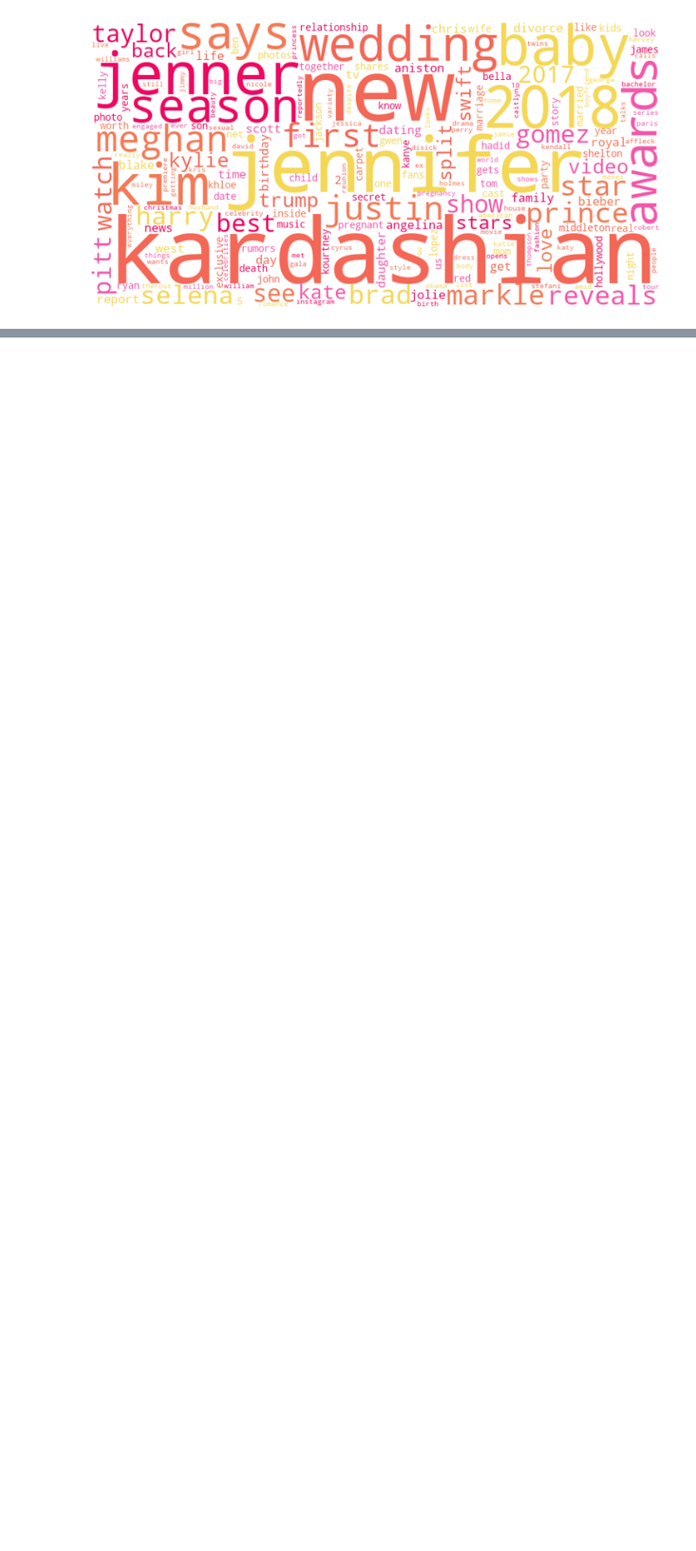
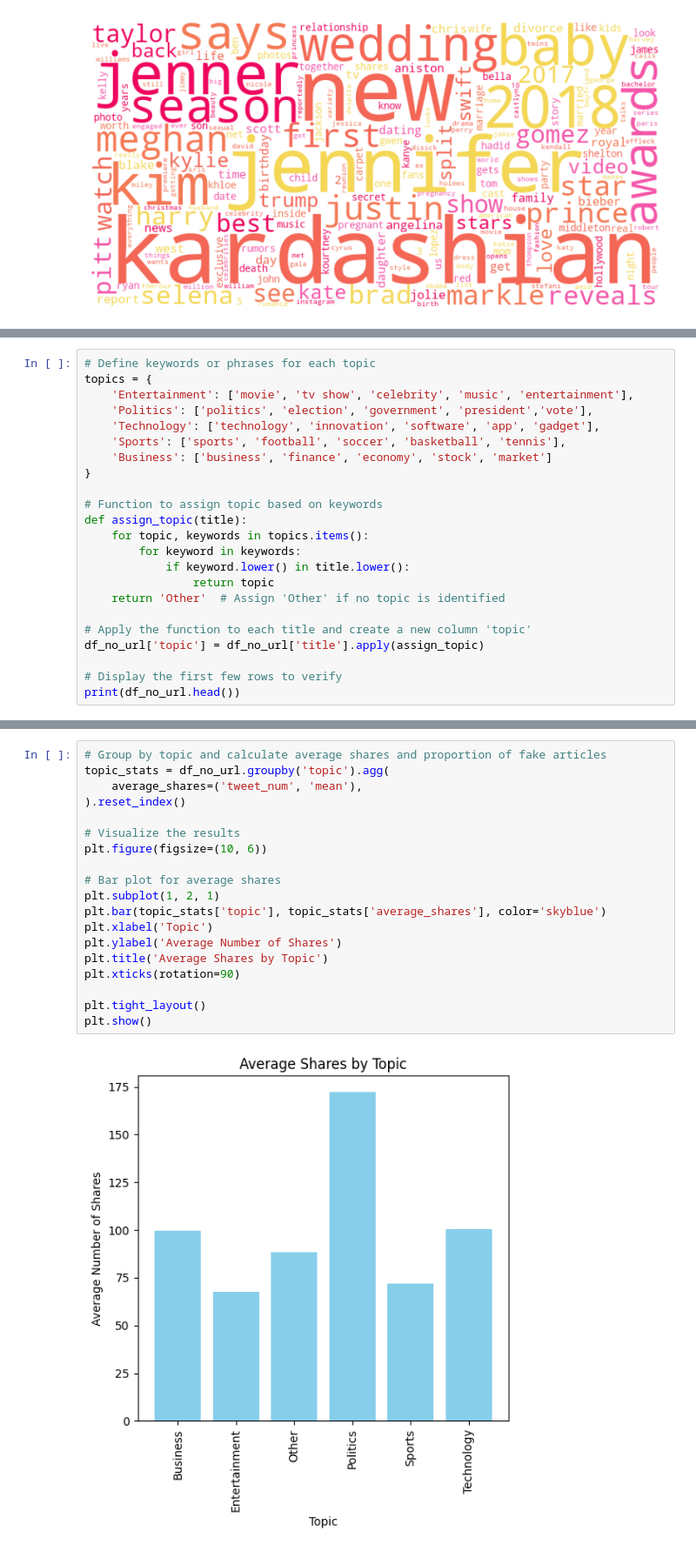
Before and after one commit to azkssd/DataVisualizationHomework3, a Jupyter notebook: TP.ipynb, the cells around one changed output, grey strips where cells are left out. Shown at 87% size. Cells and saved outputs as stored; diff of their text form; blank space fills up the shorter version.

```diff
--- a/TP.ipynb
+++ b/TP.ipynb
@@ -385,0 +388,23 @@ says: 638
+# %%
+# Define keywords or phrases for each topic
+topics = {
+    'Entertainment': ['movie', 'tv show', 'celebrity', 'music', 'entertainment'],
+    'Politics': ['politics', 'election', 'government', 'president','vote'],
+    'Technology': ['technology', 'innovation', 'software', 'app', 'gadget'],
+    'Sports': ['sports', 'football', 'soccer', 'basketball', 'tennis'],
+    'Business': ['business', 'finance', 'economy', 'stock', 'market']
+}
+
+# Function to assign topic based on keywords
+def assign_topic(title):
+    for topic, keywords in topics.items():
+        for keyword in keywords:
+            if keyword.lower() in title.lower():
+                return topic
+    return 'Other'  # Assign 'Other' if no topic is identified
+
+# Apply the function to each title and create a new column 'topic'
+df_no_url['topic'] = df_no_url['title'].apply(assign_topic)
+
+# Display the first few rows to verify
+print(df_no_url.head())
@@ -385,0 +425,21 @@ says: 638
+# %%
+# Group by topic and calculate average shares and proportion of fake articles
+topic_stats = df_no_url.groupby('topic').agg(
+    average_shares=('tweet_num', 'mean'),
+).reset_index()
+
+# Visualize the results
+plt.figure(figsize=(10, 6))
+
+# Bar plot for average shares
+plt.subplot(1, 2, 1)
+plt.bar(topic_stats['topic'], topic_stats['average_shares'], color='skyblue')
+plt.xlabel('Topic')
+plt.ylabel('Average Number of Shares')
+plt.title('Average Shares by Topic')
+plt.xticks(rotation=90)
+
+plt.tight_layout()
+plt.show()
+# %% [output]
+[figure, added]
```
Also changed, not shown: parts of 16 cells of this notebook.
